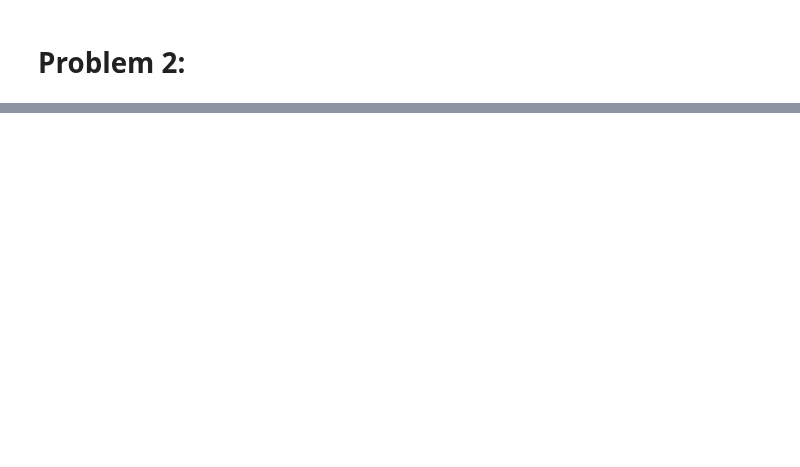
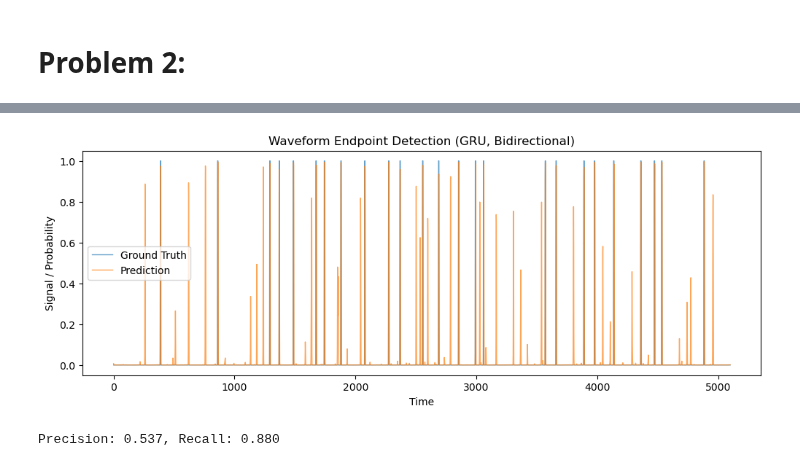
Before and after one commit to MHA963/DeepLearning, a Jupyter notebook: assignments/ass2/Assignment2.ipynb, the cells around one changed output, grey strips where cells are left out. Drawn from its saved outputs; the diff is of its cells as text; code cells hidden in the pictures; blank space fills up the shorter version.

```diff
--- a/assignments/ass2/Assignment2.ipynb
+++ b/assignments/ass2/Assignment2.ipynb
@@ -84,0 +290,22 @@ What is the size of the target image if targets are one-hot encoded?**
+# %%
+pos_weight = torch.tensor([10.0])
+criterion = nn.BCEWithLogitsLoss(pos_weight=pos_weight)
+optimizer = optim.Adam(model.parameters(), lr=1e-3)
+
+epochs = 50
+for epoch in range(epochs):
+    model.train()
+    total_loss = 0
+
+    for X_batch, y_batch in waveformLoader:
+        X_batch, y_batch = X_batch.to(device), y_batch.to(device)
+        logits = model(X_batch)
+        loss = criterion(logits, y_batch)
+        optimizer.zero_grad()
+        loss.backward()
+        optimizer.step()
+        total_loss += loss.item()
+
+    if (epoch + 1) % 10 == 0:
+        avg_train_loss = total_loss / len(waveformLoader)
+        print(f"Epoch [{epoch+1}/{epochs}] - Avg Train Loss: {avg_train_loss:.4f}")
@@ -84,0 +321,18 @@ What is the size of the target image if targets are one-hot encoded?**
+# %%
+model.eval()
+with torch.no_grad():
+    logits = model(testX)
+    pred = torch.sigmoid(logits)  # convert to probabilities
+    test_loss = criterion(logits, testy.unsqueeze(0)).item()
+
+print(f"Average Test Loss: {test_loss:.6f}")
+
+plt.figure(figsize=(12,4))
+plt.plot(testy.squeeze().detach().cpu(), label='Ground Truth', linewidth=1, alpha=0.7)
+plt.plot(pred.squeeze().detach().cpu(), label='Prediction', linewidth=1, alpha=0.7)
+plt.legend()
+plt.title('Waveform Endpoint Detection (GRU, Bidirectional)')
+plt.xlabel('Time')
+plt.ylabel('Signal / Probability')
+plt.show()
+# %% [output]
@@ -84,0 +340,10 @@ What is the size of the target image if targets are one-hot encoded?**
+[figure, added]
+# %%
+y_true = testy.cpu().numpy().ravel()
+y_pred = (pred.squeeze().cpu().numpy() > 0.5).astype(int)
+
+precision = precision_score(y_true, y_pred)
+recall = recall_score(y_true, y_pred)
+print(f"Precision: {precision:.3f}, Recall: {recall:.3f}")
+# %% [output]
+Precision: 0.537, Recall: 0.880
```
Also changed, not shown: parts of 27 cells of this notebook, 6 other files.
